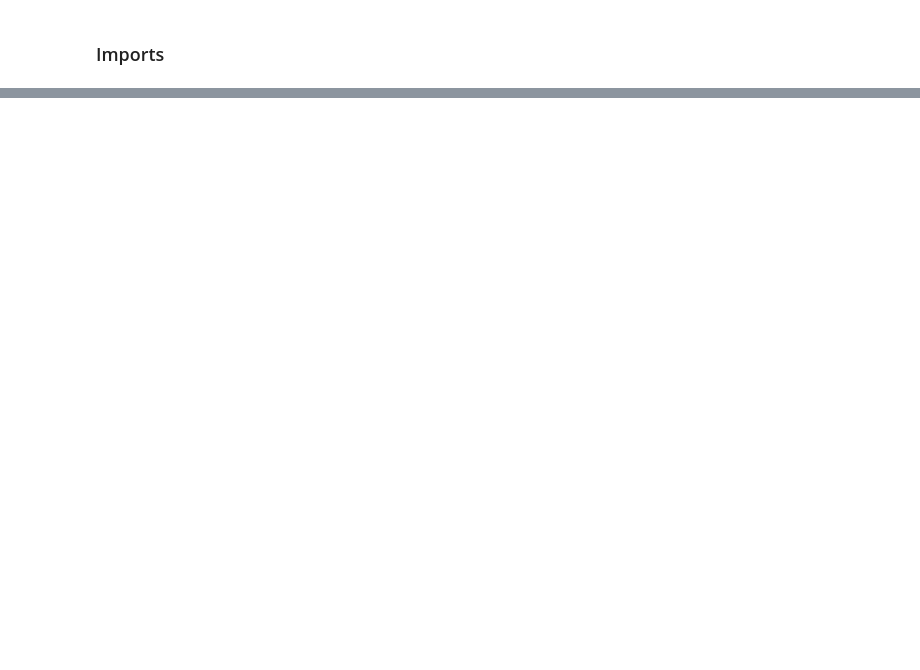
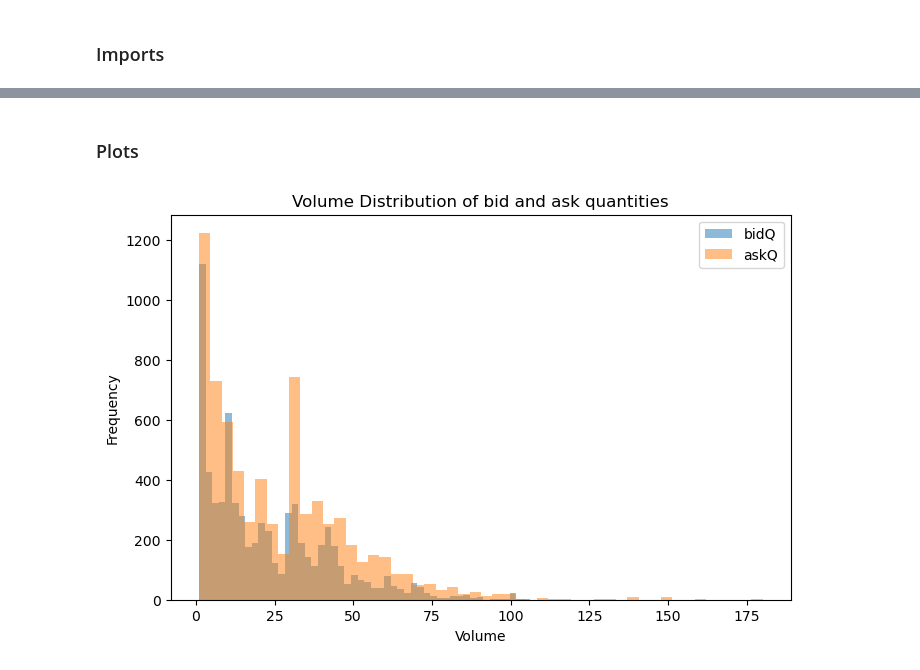
Before and after one commit to Hamzezi/FBD-Project, a Jupyter notebook: eda.ipynb, the cells around one changed output, grey strips where cells are left out. Saved outputs shown, nothing was run; the diff lists cells and outputs as text; code cells hidden in the pictures; blank space fills up the shorter version.

```diff
--- a/eda.ipynb
+++ b/eda.ipynb
@@ -43,8 +22,0 @@ ALL_DATA_FILES
-# %%
-with tarfile.open(TAR_FILE_PATH, 'r') as tar:
-
-    tar.extract(ALL_DATA_FILES[1])
-
-    df = pd.read_parquet(ALL_DATA_FILES[1])
-
-display(df.head())
@@ -66,0 +25,23 @@ Timestamp('2005-11-24 01:01:02.696000-0500', tz='America/New_York')
+# %%
+def read_data_from_tar(file_name, tar_path=TAR_FILE_PATH, extract_path=EXTRACT_PATH):
+    with tarfile.open(tar_path, 'r') as tar:
+        tar.extract(file_name, path=extract_path)
+
+    df = pd.read_parquet(os.path.join(extract_path, file_name))
+
+    return df
+
+def read_multiple(num_files, tar_path=TAR_FILE_PATH, extract_path=EXTRACT_PATH):
+    data_list = [read_data_from_tar(file_name,
+                                    tar_path=tar_path,
+                                    extract_path=extract_path)
+                                        for file_name in ALL_DATA_FILES[:num_files]]
+
+    return pd.concat(data_list)
+
+
+def dir_empty(dir_path):
+    return len(os.listdir(dir_path)) == 0
+
+def clean_extracts(extract_path=EXTRACT_PATH):
+    shutil.rmtree(extract_path)
@@ -66,0 +52,4 @@ Timestamp('2005-11-24 01:01:02.696000-0500', tz='America/New_York')
+# %%
+# data_list = [read_data_from_tar(file_name) for file_name in ALL_DATA_FILES[:1_000]]
+
+df = read_data_from_tar(ALL_DATA_FILES[0])
@@ -66,0 +85,13 @@ Timestamp('2005-11-24 01:01:02.696000-0500', tz='America/New_York')
+# %% [markdown]
+### Plots
+# %%
+plt.figure(figsize=(8, 5))
+plt.hist(df['bidQ'], bins=50, alpha=0.5, label='bidQ')
+plt.hist(df['askQ'], bins=50, alpha=0.5, label='askQ')
+plt.legend(loc='upper right')
+plt.xlabel('Volume')
+plt.ylabel('Frequency')
+plt.title('Volume Distribution of bid and ask quantities')
+plt.show();
+# %% [output]
+[figure, added]
```
Also changed, not shown: parts of 12 cells of this notebook, 2 other files.
